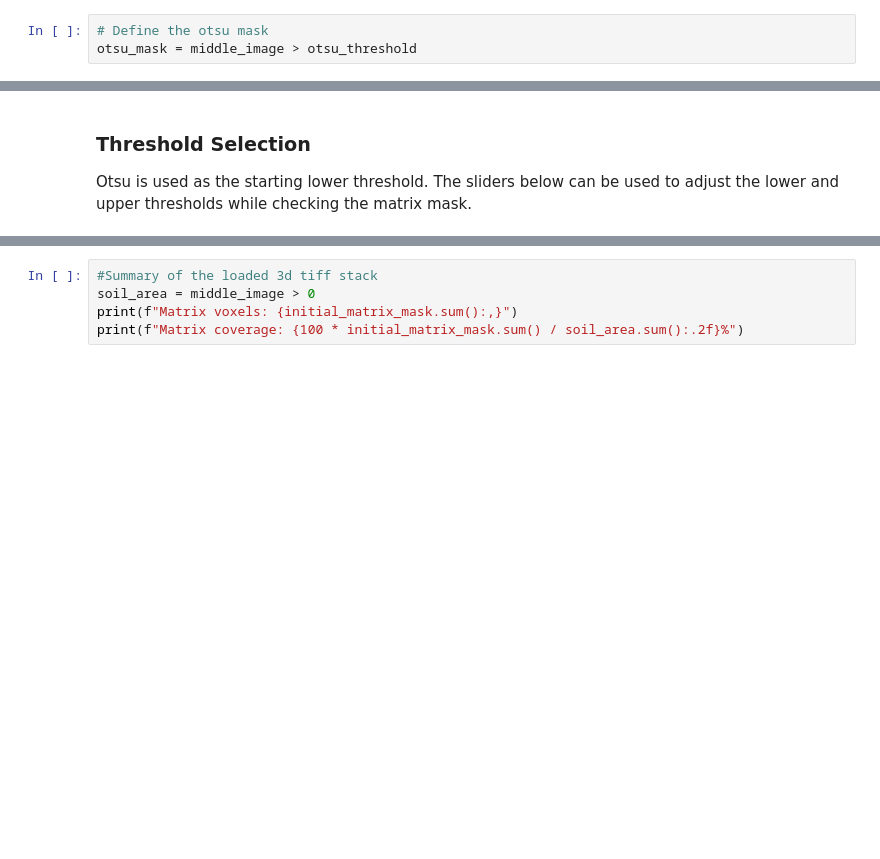
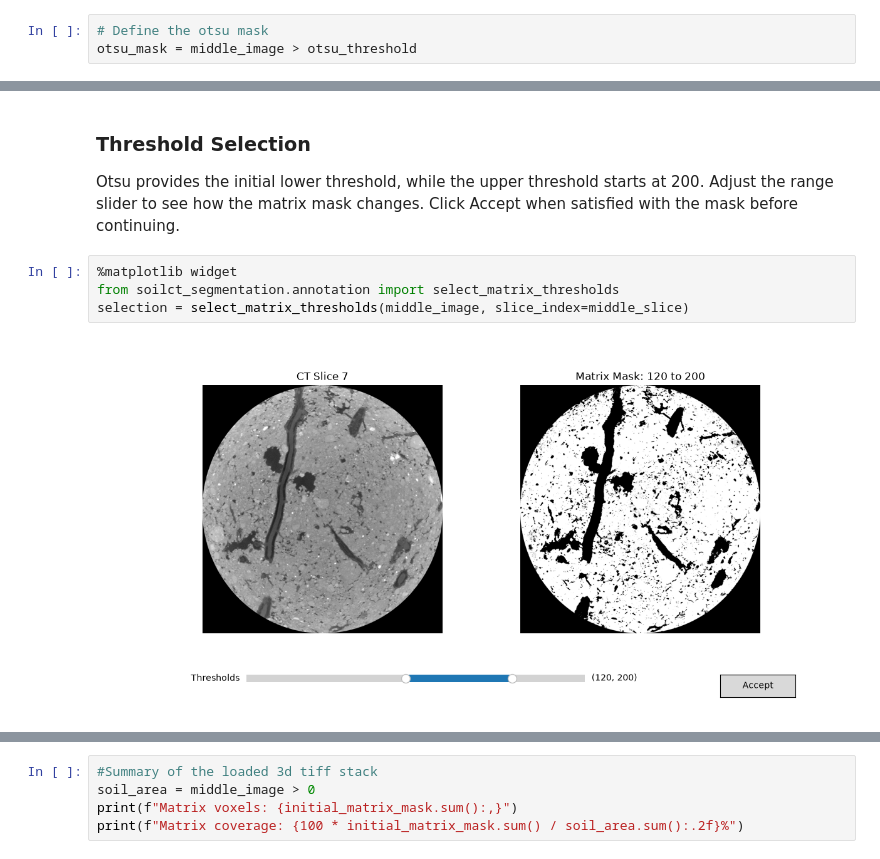
Before and after one commit to Goutham1676/Multiclass-Soil-X-ray-CT-Segmentation-Using-nnU-Net, a Jupyter notebook: 00_prototype_development_reference.ipynb, the cells around one changed output, grey strips where cells are left out. Drawn from its saved outputs; the diff is of its cells as text; blank space fills up the shorter version.

Commit message:
Update annotation workflow and label data

```diff
--- a/00_prototype_development_reference.ipynb
+++ b/00_prototype_development_reference.ipynb
@@ -153,5 +153,11 @@ plt.show()
 # %% [markdown]
 ### Threshold Selection
 
-Otsu is used as the starting lower threshold. The sliders below can be used to adjust the lower and upper thresholds while checking the matrix mask.
+Otsu provides the initial lower threshold, while the upper threshold starts at 200. Adjust the range slider to see how the matrix mask changes. Click Accept when satisfied with the mask before continuing.
+# %%
+%matplotlib widget
+from soilct_segmentation.annotation import select_matrix_thresholds
+selection = select_matrix_thresholds(middle_image, slice_index=middle_slice)
+# %% [output]
+[figure, added]
 # %%
```
Also changed, not shown: parts of 10 cells of this notebook, 11 other files.
